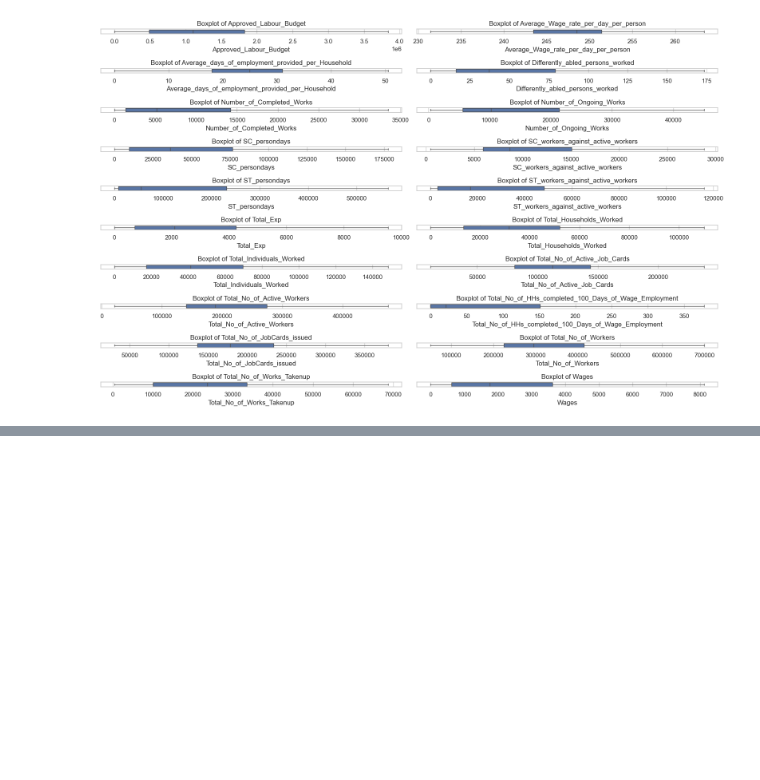
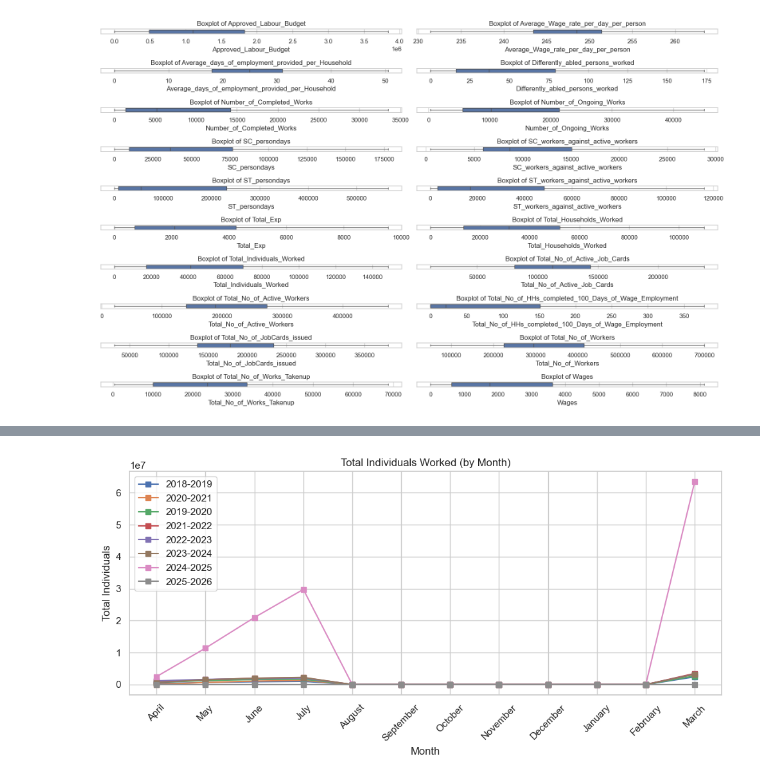
Before and after one commit to iamabirakash/INT-375, a Jupyter notebook: AssamEmployment.ipynb, the cells around one changed output, grey strips where cells are left out. Cells and saved outputs as stored; diff of their text form; code cells hidden in the pictures; blank space fills up the shorter version.

Commit message:
Added till Top 10 Districts by Total No. of Job Cards Issued

```diff
--- a/AssamEmployment.ipynb
+++ b/AssamEmployment.ipynb
@@ -204,0 +226,17 @@ plt.show()
+# %%
+# 2. Line Chart: Total Individuals Worked per Month
+plt.figure(figsize=(10, 5))
+for year in data1['fin_year'].unique():
+    yearly_data = data1[data1['fin_year'] == year]
+    total_by_month = yearly_data.groupby('month',observed=False)['Total_Individuals_Worked'].sum().reindex(month_order)
+    plt.plot(month_order, total_by_month, marker='s', label=year)
+
+plt.title('Total Individuals Worked (by Month)')
+plt.xlabel('Month')
+plt.ylabel('Total Individuals')
+plt.xticks(rotation=45)
+plt.legend()
+plt.tight_layout()
+plt.show()
+# %% [output]
+[figure, added]
```
Also changed, not shown: parts of 4 cells of this notebook.
